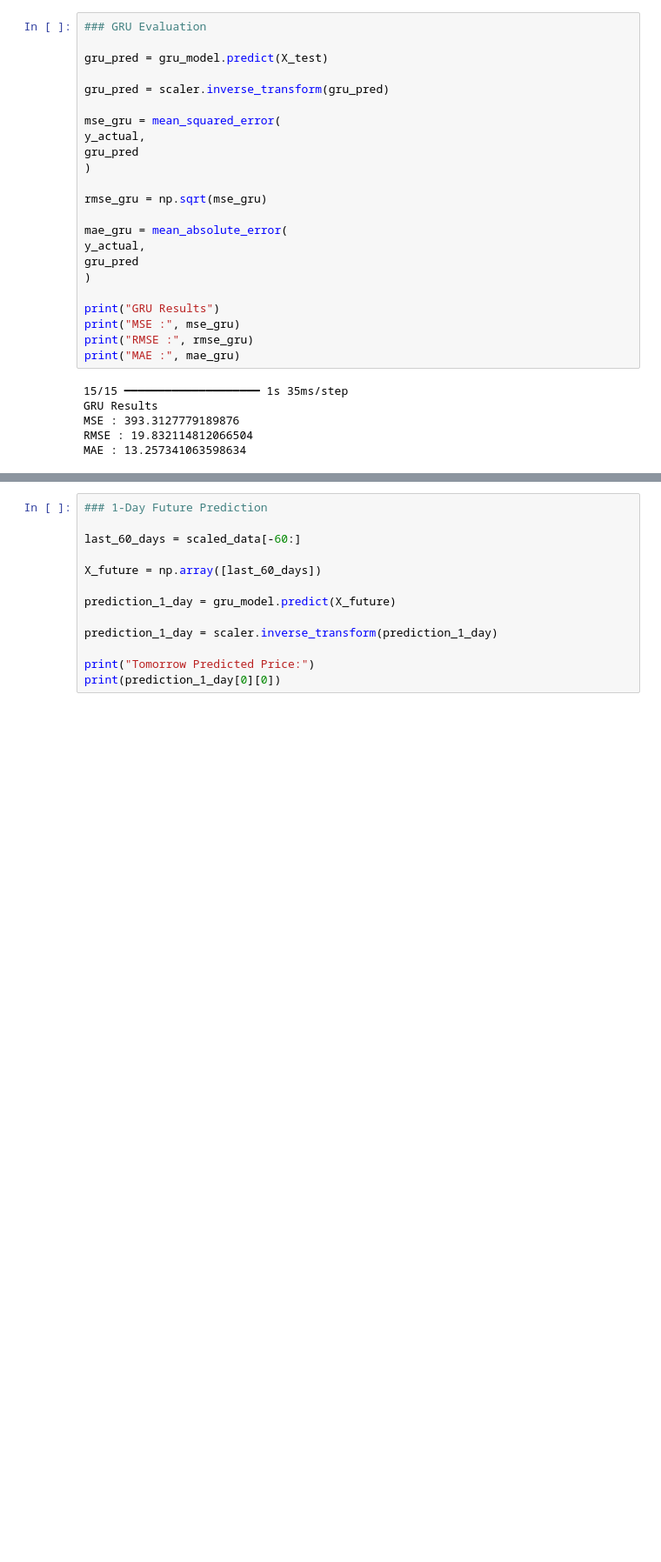
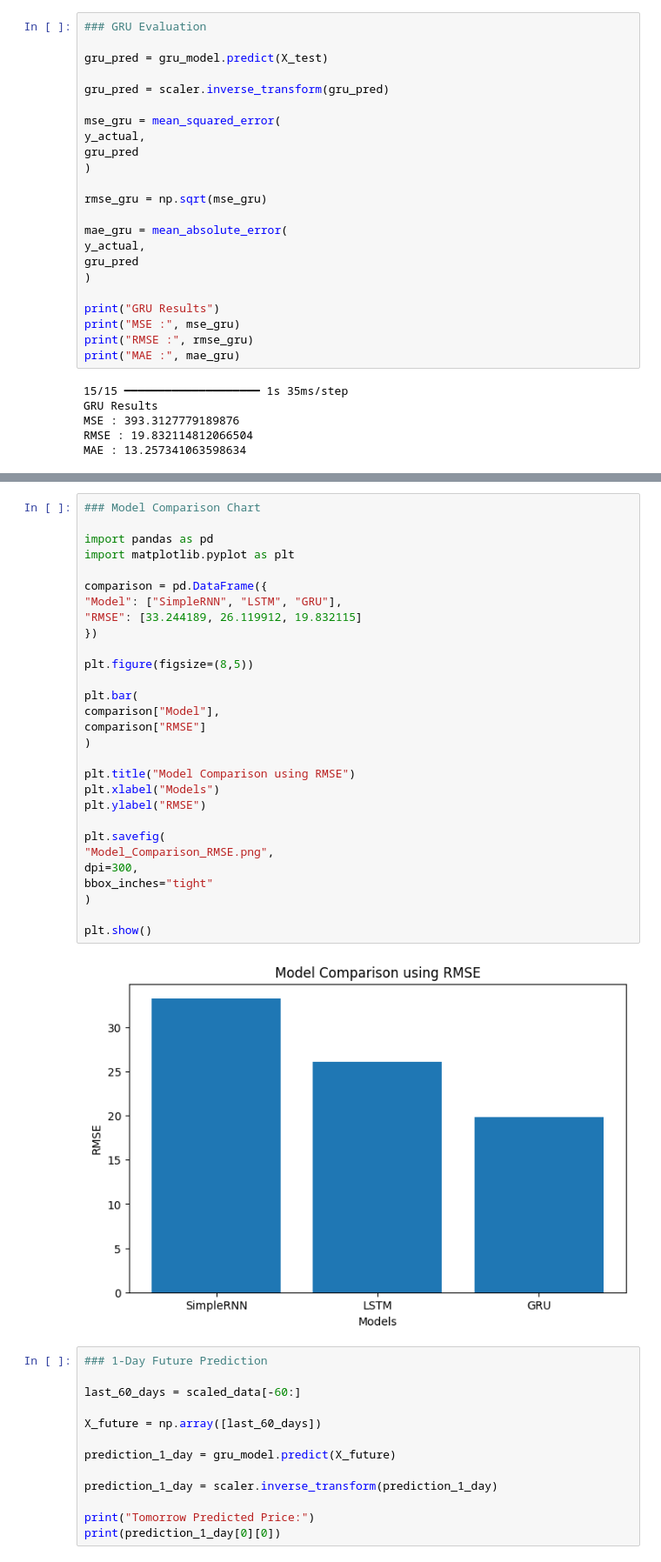
Before and after one commit to ABiswal248/Tesla-Stock-Price-Prediction-Using-Deep-Learning, a Jupyter notebook: notebook/Tesla_Stock_Prediction.ipynb, the cells around one changed output, grey strips where cells are left out. Shown at 87% size. Drawn from its saved outputs; the diff is of its cells as text; blank space fills up the shorter version.

```diff
--- a/notebook/Tesla_Stock_Prediction.ipynb
+++ b/notebook/Tesla_Stock_Prediction.ipynb
@@ -454,3 +521,34 @@ plt.show()
+# %%
+### Model Comparison Chart
+
+import pandas as pd
+import matplotlib.pyplot as plt
+
+comparison = pd.DataFrame({
+"Model": ["SimpleRNN", "LSTM", "GRU"],
+"RMSE": [33.244189, 26.119912, 19.832115]
+})
+
+plt.figure(figsize=(8,5))
+
+plt.bar(
+comparison["Model"],
+comparison["RMSE"]
+)
+
+plt.title("Model Comparison using RMSE")
+plt.xlabel("Models")
+plt.ylabel("RMSE")
+
+plt.savefig(
+"Model_Comparison_RMSE.png",
+dpi=300,
+bbox_inches="tight"
+)
+
+plt.show()
+# %% [output]
+[figure, added]
 # %%
 ### 1-Day Future Prediction
 
```
Also changed, not shown: parts of 8 cells of this notebook, 2 other files.
